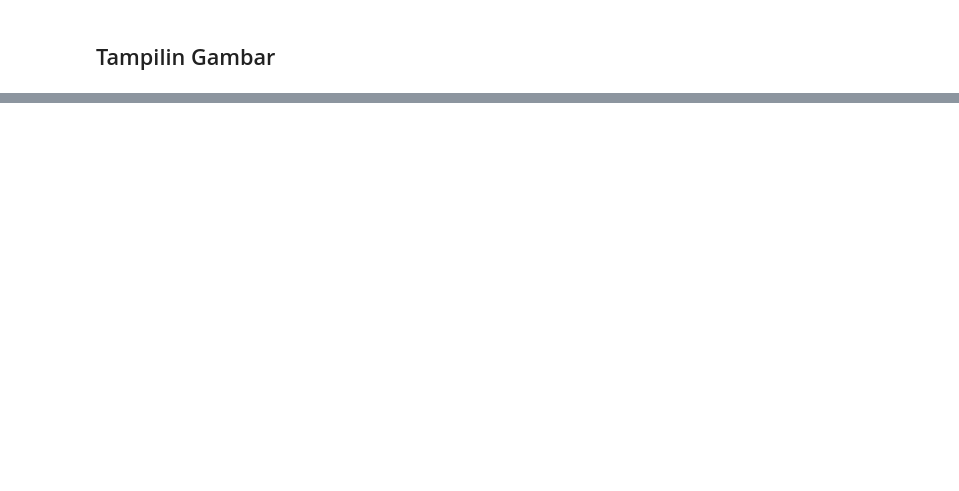
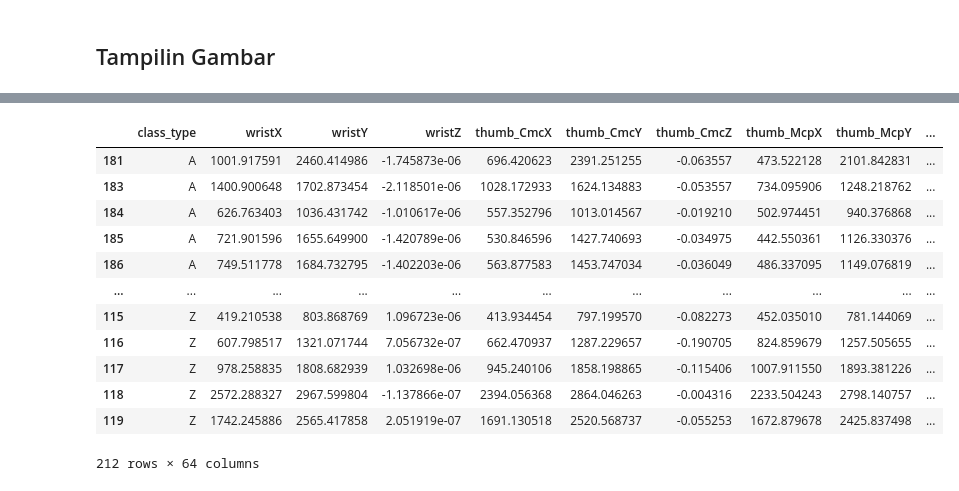
Before and after one commit to Team-C22-039/sign-language-translator, a Jupyter notebook: sign-language.ipynb, the cells around one changed output, grey strips where cells are left out. Saved outputs shown, nothing was run; the diff lists cells and outputs as text; code cells hidden in the pictures; blank space fills up the shorter version.

```diff
--- a/sign-language.ipynb
+++ b/sign-language.ipynb
@@ -246,0 +1009,22 @@ for ima in images:
+# %%
+# Read CSV file for Validation or Testing the Model using Pandas
+df_test = pd.read_csv("hands_SIBI_validation.csv", header=0)
+
+# First we must sort the values of the dataset according to the Alphabets
+df_test = df_test.sort_values(by=["class_type"])
+
+df_test
+# %% [output]
+|  | class_type | wristX | wristY | wristZ | thumb_CmcX | thumb_CmcY | thumb_CmcZ | thumb_McpX | thumb_McpY | ... |
+| 181 | A | 1001.917591 | 2460.414986 | -1.745873e-06 | 696.420623 | 2391.251255 | -0.063557 | 473.522128 | 2101.842831 | ... |
+| 183 | A | 1400.900648 | 1702.873454 | -2.118501e-06 | 1028.172933 | 1624.134883 | -0.053557 | 734.095906 | 1248.218762 | ... |
+| 184 | A | 626.763403 | 1036.431742 | -1.010617e-06 | 557.352796 | 1013.014567 | -0.019210 | 502.974451 | 940.376868 | ... |
+| 185 | A | 721.901596 | 1655.649900 | -1.420789e-06 | 530.846596 | 1427.740693 | -0.034975 | 442.550361 | 1126.330376 | ... |
+| 186 | A | 749.511778 | 1684.732795 | -1.402203e-06 | 563.877583 | 1453.747034 | -0.036049 | 486.337095 | 1149.076819 | ... |
+| ... | ... | ... | ... | ... | ... | ... | ... | ... | ... | ... |
+| 115 | Z | 419.210538 | 803.868769 | 1.096723e-06 | 413.934454 | 797.199570 | -0.082273 | 452.035010 | 781.144069 | ... |
+| 116 | Z | 607.798517 | 1321.071744 | 7.056732e-07 | 662.470937 | 1287.229657 | -0.190705 | 824.859679 | 1257.505655 | ... |
+| 117 | Z | 978.258835 | 1808.682939 | 1.032698e-06 | 945.240106 | 1858.198865 | -0.115406 | 1007.911550 | 1893.381226 | ... |
+| 118 | Z | 2572.288327 | 2967.599804 | -1.137866e-07 | 2394.056368 | 2864.046263 | -0.004316 | 2233.504243 | 2798.140757 | ... |
+| 119 | Z | 1742.245886 | 2565.417858 | 2.051919e-07 | 1691.130518 | 2520.568737 | -0.055253 | 1672.879678 | 2425.837498 | ... |
+212 rows × 64 columns
```
Also changed, not shown: parts of 69 cells of this notebook.
